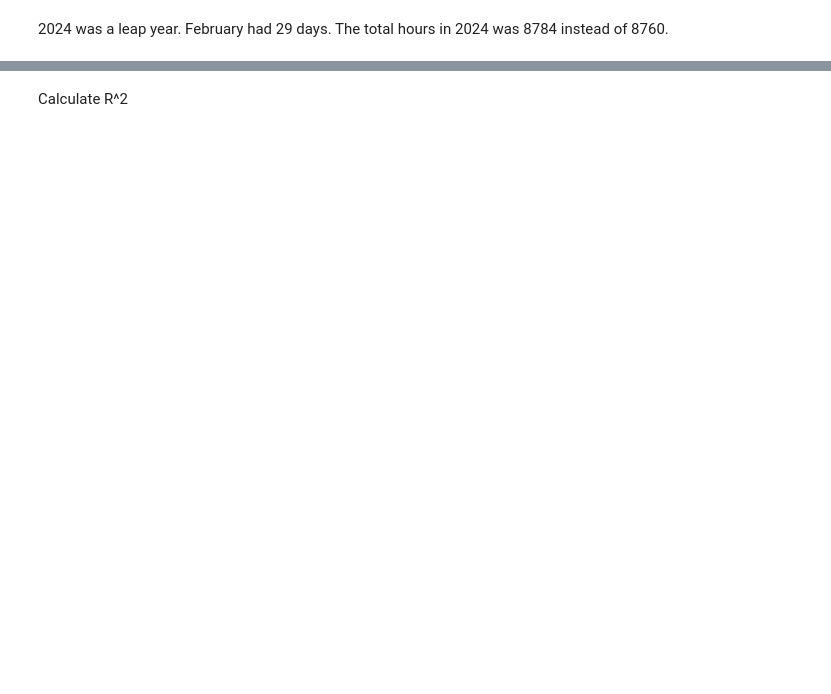
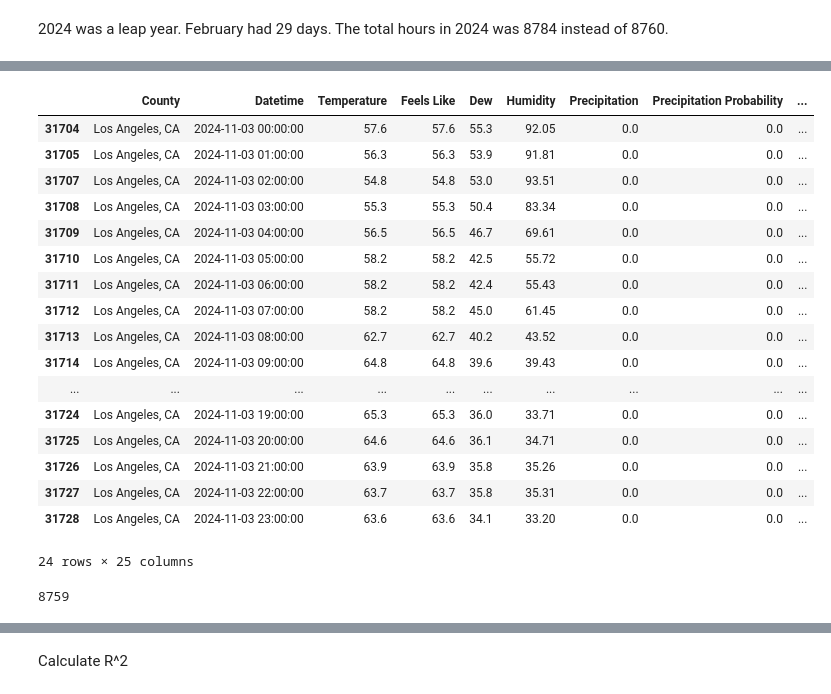
Before and after one commit to Urkchar/Solar-Weather, a Jupyter notebook: main.ipynb, the cells around one changed output, grey strips where cells are left out. Cells and saved outputs as stored; diff of their text form; code cells hidden in the pictures; blank space fills up the shorter version.

```diff
--- a/main.ipynb
+++ b/main.ipynb
@@ -299,0 +344,3 @@ assert len(vc) == 8760
+# %%
+vc.drop_duplicates(["Datetime", "County"], inplace=True)
+vc
@@ -299,0 +391,25 @@ assert len(vc) == 8760
+# %%
+vc[(vc["County"] == "Los Angeles, CA") & (vc["Datetime"].dt.month == 11) & (vc["Datetime"].dt.day == 3)]
+# %% [output]
+|  | County | Datetime | Temperature | Feels Like | Dew | Humidity | Precipitation | Precipitation Probability | ... |
+| 31704 | Los Angeles, CA | 2024-11-03 00:00:00 | 57.6 | 57.6 | 55.3 | 92.05 | 0.0 | 0.0 | ... |
+| 31705 | Los Angeles, CA | 2024-11-03 01:00:00 | 56.3 | 56.3 | 53.9 | 91.81 | 0.0 | 0.0 | ... |
+| 31707 | Los Angeles, CA | 2024-11-03 02:00:00 | 54.8 | 54.8 | 53.0 | 93.51 | 0.0 | 0.0 | ... |
+| 31708 | Los Angeles, CA | 2024-11-03 03:00:00 | 55.3 | 55.3 | 50.4 | 83.34 | 0.0 | 0.0 | ... |
+| 31709 | Los Angeles, CA | 2024-11-03 04:00:00 | 56.5 | 56.5 | 46.7 | 69.61 | 0.0 | 0.0 | ... |
+| 31710 | Los Angeles, CA | 2024-11-03 05:00:00 | 58.2 | 58.2 | 42.5 | 55.72 | 0.0 | 0.0 | ... |
+| 31711 | Los Angeles, CA | 2024-11-03 06:00:00 | 58.2 | 58.2 | 42.4 | 55.43 | 0.0 | 0.0 | ... |
+| 31712 | Los Angeles, CA | 2024-11-03 07:00:00 | 58.2 | 58.2 | 45.0 | 61.45 | 0.0 | 0.0 | ... |
+| 31713 | Los Angeles, CA | 2024-11-03 08:00:00 | 62.7 | 62.7 | 40.2 | 43.52 | 0.0 | 0.0 | ... |
+| 31714 | Los Angeles, CA | 2024-11-03 09:00:00 | 64.8 | 64.8 | 39.6 | 39.43 | 0.0 | 0.0 | ... |
+| ... | ... | ... | ... | ... | ... | ... | ... | ... | ... |
+| 31724 | Los Angeles, CA | 2024-11-03 19:00:00 | 65.3 | 65.3 | 36.0 | 33.71 | 0.0 | 0.0 | ... |
+| 31725 | Los Angeles, CA | 2024-11-03 20:00:00 | 64.6 | 64.6 | 36.1 | 34.71 | 0.0 | 0.0 | ... |
+| 31726 | Los Angeles, CA | 2024-11-03 21:00:00 | 63.9 | 63.9 | 35.8 | 35.26 | 0.0 | 0.0 | ... |
+| 31727 | Los Angeles, CA | 2024-11-03 22:00:00 | 63.7 | 63.7 | 35.8 | 35.31 | 0.0 | 0.0 | ... |
+| 31728 | Los Angeles, CA | 2024-11-03 23:00:00 | 63.6 | 63.6 | 34.1 | 33.20 | 0.0 | 0.0 | ... |
+24 rows × 25 columns
+# %%
+print(len(vc[vc["County"] == "Clark, NV"]))
+# %% [output]
+8759
```
Also changed, not shown: parts of 65 cells of this notebook.
